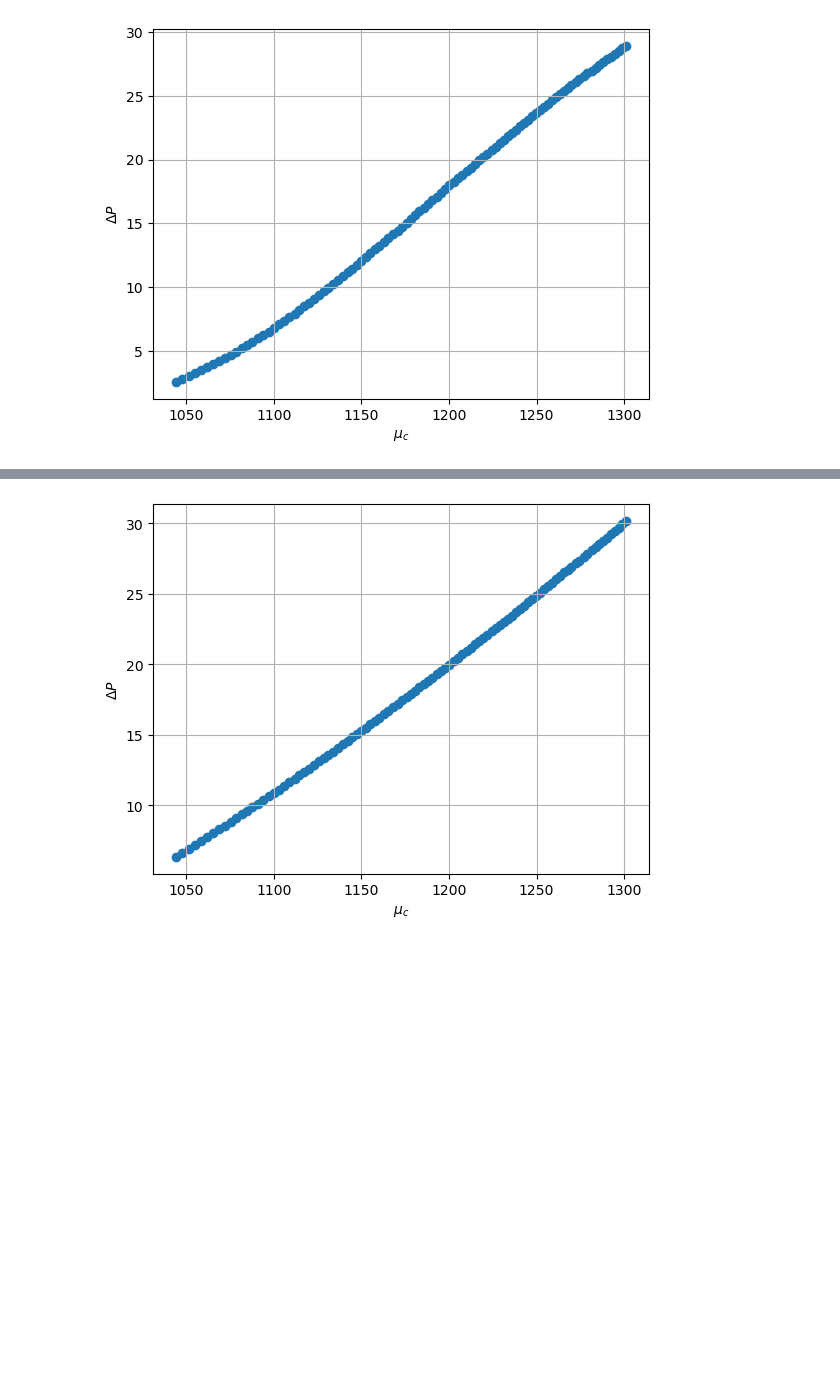
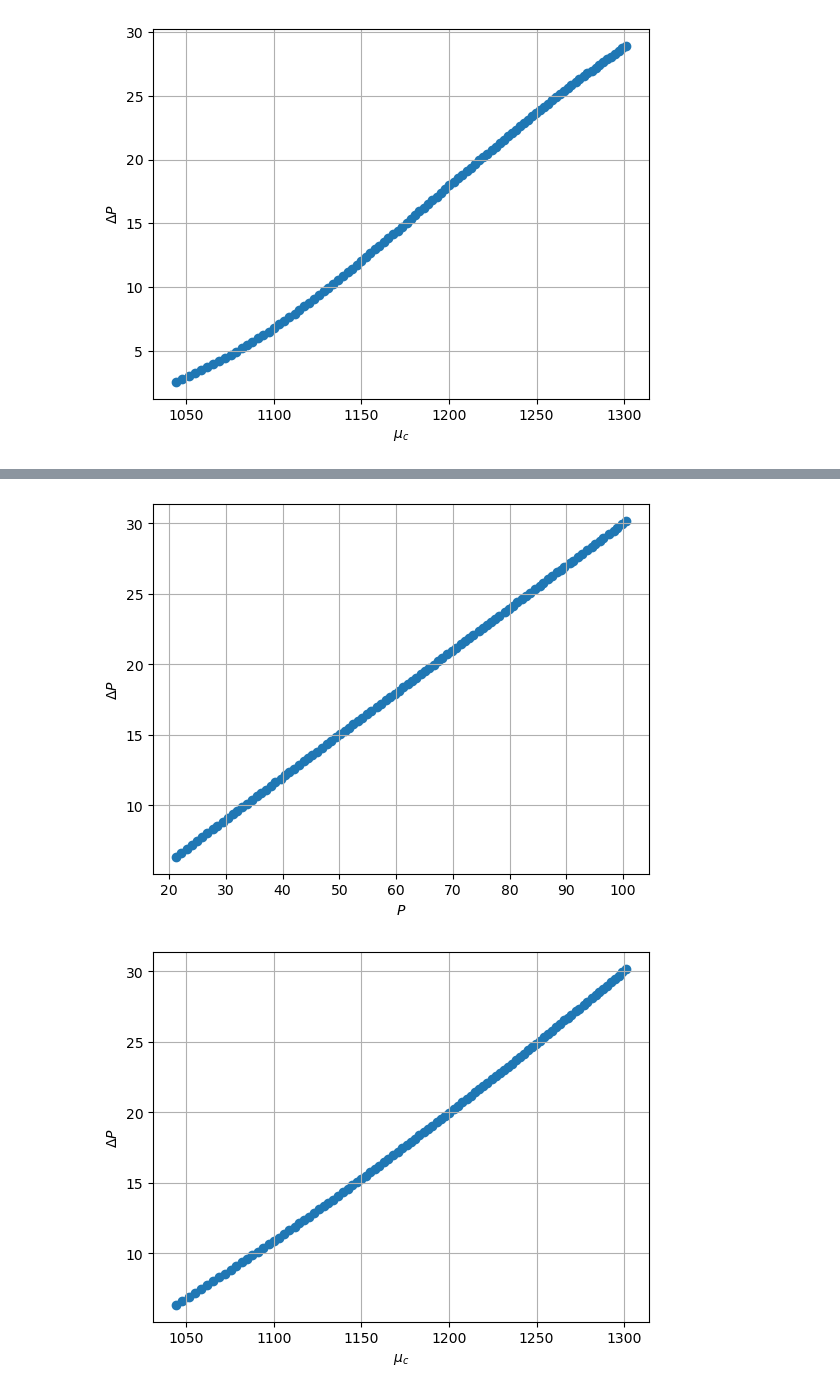
Before and after one commit to katta626/Phase_Transition, a Jupyter notebook: code/Relation_Codes/Different_Transition point.ipynb, the cells around one changed output, grey strips where cells are left out. Cells and saved outputs as stored; diff of their text form; code cells hidden in the pictures; blank space fills up the shorter version.

```diff
--- a/code/Relation_Codes/Different_Transition point.ipynb
+++ b/code/Relation_Codes/Different_Transition point.ipynb
@@ -555,3 +580,11 @@ len(delta_P_optimal_max)
+# %%
+plt.scatter(P_crit,delta_P_optimal_max);
+plt.grid();
+plt.xlabel(r'$P$');
+plt.ylabel(r'$\Delta P $');
+plt.show();
+# %% [output]
+[figure, added]
 # %%
 plt.scatter(mu_crit,delta_P_optimal_max);
 plt.grid();
```
Also changed, not shown: parts of 7 cells of this notebook, 18 other files.
